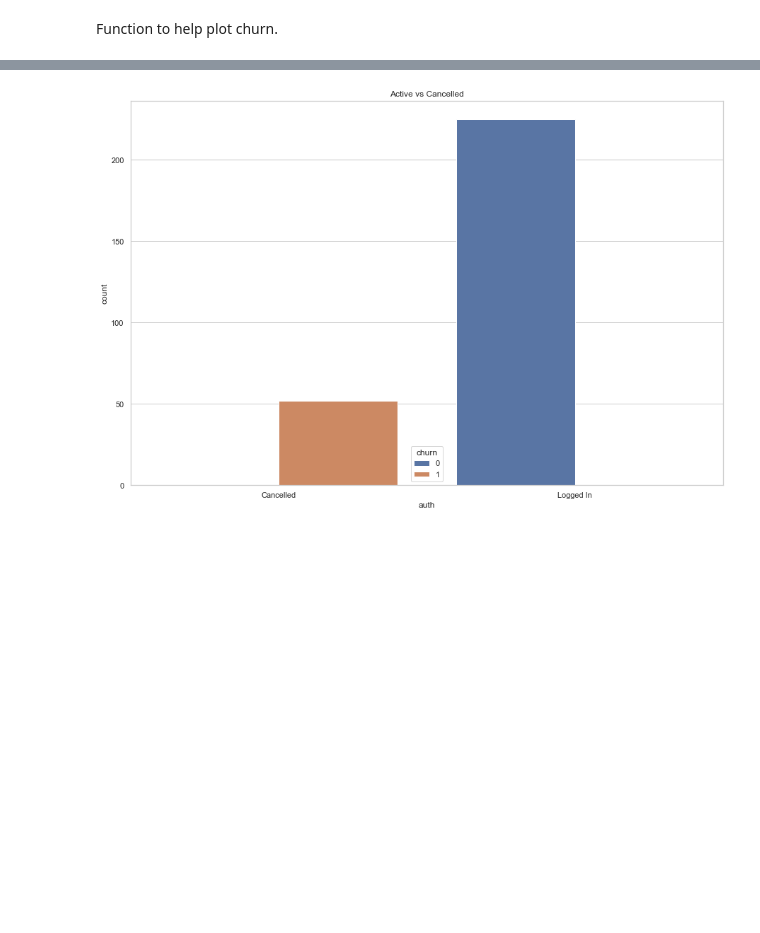
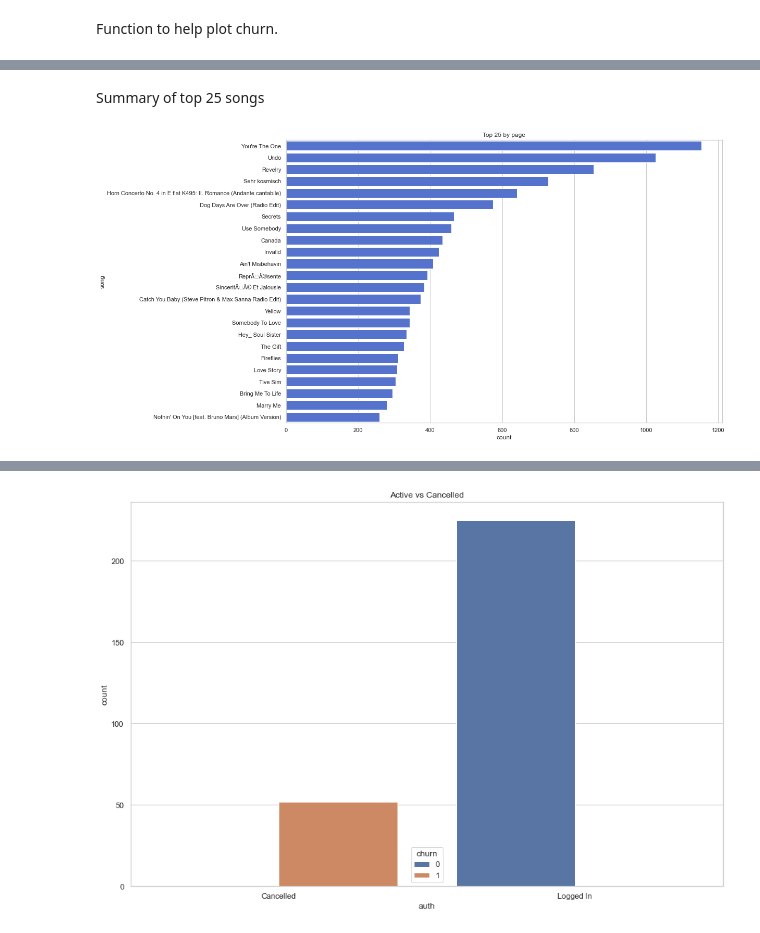
Before and after one commit to chrisestevez/Sparkify, a Jupyter notebook: Sparkify.ipynb, the cells around one changed output, grey strips where cells are left out. Cells and saved outputs as stored; diff of their text form; code cells hidden in the pictures; blank space fills up the shorter version.

```diff
--- a/Sparkify.ipynb
+++ b/Sparkify.ipynb
@@ -396,0 +477,6 @@ def frequency_plot(data, group, title, flip=False ):
+# %% [markdown]
+Summary of top 25 songs
+# %%
+summary_plot(sdf_clean, 'song', 'Top 25 by songs', flip=True)
+# %% [output]
+[figure, added]
```
Also changed, not shown: parts of 41 cells of this notebook, 2 other files.
